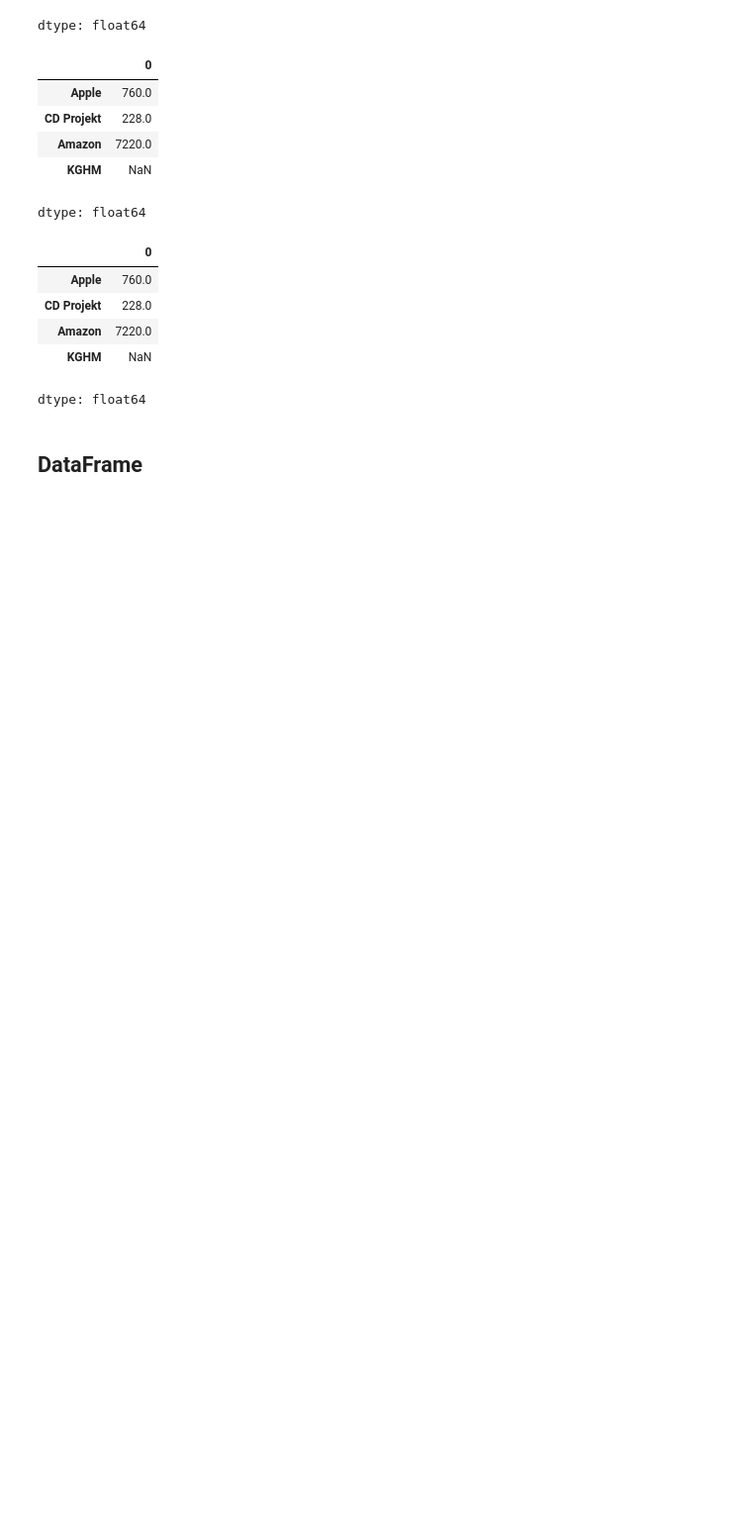
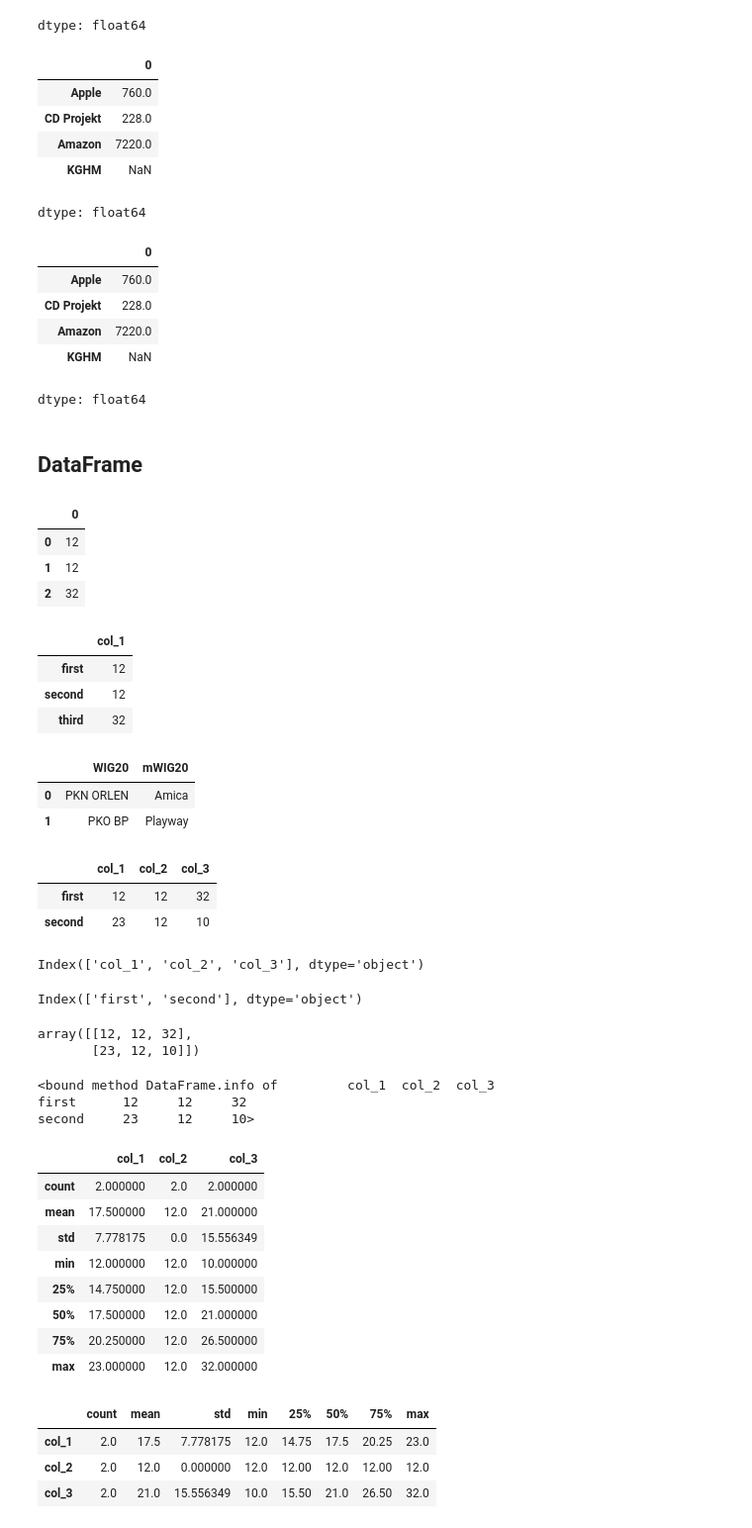
Before and after one commit to sebakrys/data-science-bootcamp-A-Z, a Jupyter notebook: 04_pandas_pt1_intro.ipynb, the cells around one changed output. Shown at 99% size. Drawn from its saved outputs; the diff is of its cells as text; code cells hidden in the pictures; blank space fills up the shorter version.

Commit message:
Data Frame

```diff
--- a/04_pandas_pt1_intro.ipynb
+++ b/04_pandas_pt1_intro.ipynb
@@ -240,3 +240,72 @@ price_pln
 dtype: float64
 # %% [markdown]
 ## DataFrame
+# %%
+df = pd.DataFrame(data=[12, 12, 32])
+df
+# %% [output]
+|  | 0 |
+| 0 | 12 |
+| 1 | 12 |
+| 2 | 32 |
+# %%
+df = pd.DataFrame(data=[12, 12, 32], index=['first', 'second', 'third'], columns=['col_1'])
+df
+# %% [output]
+|  | col_1 |
+| first | 12 |
+| second | 12 |
+| third | 32 |
+# %%
+df = pd.DataFrame(data={'WIG20':['PKN ORLEN', 'PKO BP'],
+                        'mWIG20':['Amica', 'Playway']})
+df
+# %% [output]
+|  | WIG20 | mWIG20 |
+| 0 | PKN ORLEN | Amica |
+| 1 | PKO BP | Playway |
+# %%
+df = pd.DataFrame(data=[[12, 12, 32], [23, 12, 10]], index=['first', 'second'], columns=['col_1', 'col_2', 'col_3'])
+df
+# %% [output]
+|  | col_1 | col_2 | col_3 |
+| first | 12 | 12 | 32 |
+| second | 23 | 12 | 10 |
+# %%
+df.columns
+# %% [output]
+Index(['col_1', 'col_2', 'col_3'], dtype='object')
+# %%
+df.index
+# %% [output]
+Index(['first', 'second'], dtype='object')
+# %%
+df.values
+# %% [output]
+array([[12, 12, 32],
+       [23, 12, 10]])
+# %%
+df.info
+# %% [output]
+<bound method DataFrame.info of         col_1  col_2  col_3
+first      12     12     32
+second     23     12     10>
+# %%
+df.describe()
+# %% [output]
+|  | col_1 | col_2 | col_3 |
+| count | 2.000000 | 2.0 | 2.000000 |
+| mean | 17.500000 | 12.0 | 21.000000 |
+| std | 7.778175 | 0.0 | 15.556349 |
+| min | 12.000000 | 12.0 | 10.000000 |
+| 25% | 14.750000 | 12.0 | 15.500000 |
+| 50% | 17.500000 | 12.0 | 21.000000 |
+| 75% | 20.250000 | 12.0 | 26.500000 |
+| max | 23.000000 | 12.0 | 32.000000 |
+# %%
+df.describe().T
+# %% [output]
+|  | count | mean | std | min | 25% | 50% | 75% | max |
+| col_1 | 2.0 | 17.5 | 7.778175 | 12.0 | 14.75 | 17.5 | 20.25 | 23.0 |
+| col_2 | 2.0 | 12.0 | 0.000000 | 12.0 | 12.00 | 12.0 | 12.00 | 12.0 |
+| col_3 | 2.0 | 21.0 | 15.556349 | 10.0 | 15.50 | 21.0 | 26.50 | 32.0 |
```
